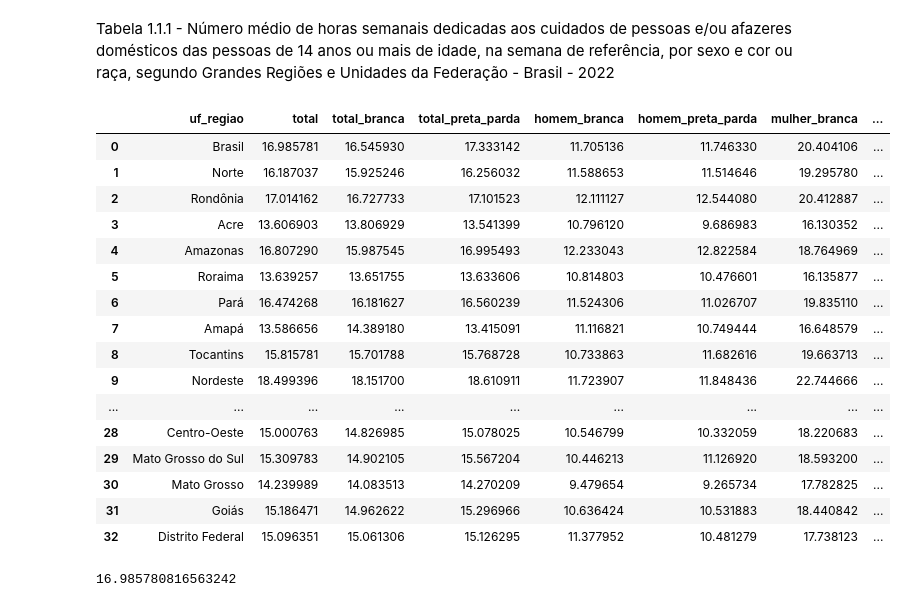
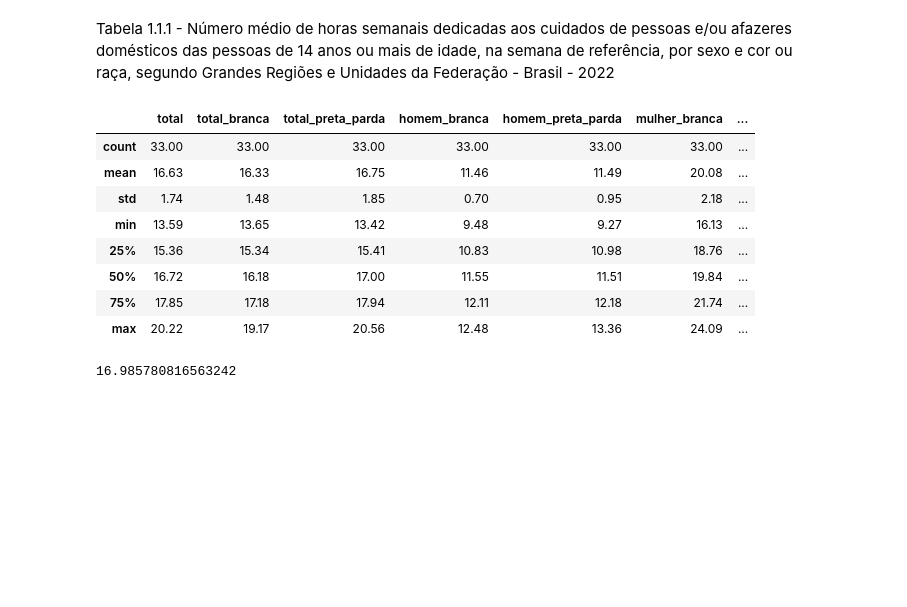
Before and after one commit to Ninassc/analise_dados, a Jupyter notebook: pandas1e2/Aula2_abrir_arquivo.ipynb, the cells around one changed output. Saved outputs shown, nothing was run; the diff lists cells and outputs as text; code cells hidden in the pictures; blank space fills up the shorter version.

```diff
--- a/pandas1e2/Aula2_abrir_arquivo.ipynb
+++ b/pandas1e2/Aula2_abrir_arquivo.ipynb
@@ -3,7 +3,7 @@
 # No terminal, uma vez: python -m pip install xlrd pandas
 import pandas as pd
 # %%
-path = r"H:\Python\analise_dados\Tabela 1.1.1.xls"
+path = r"H:\Python\analise_dados\pandas1e2\Tabela 1.1.1.xls"
 # %%
 indicador_1 = pd.read_excel(path, engine="xlrd")
 # %%
@@ -34,44 +34,36 @@ Tabela 1.1.1 - Número médio de horas semanais dedicadas aos cuidados de pessoa
 # %%
 # Lê sem usar a 1ª linha como nome de coluna (senão o título vira "coluna")
 bruto = pd.read_excel(path, engine="xlrd", header=None)
 
 # Linhas 0–7: título/cabeçalho  |  8–40: resultados  |  41+: fonte e notas
 indicador_1 = bruto.iloc[8:41].copy()
 indicador_1.columns = [
     "uf_regiao",
     "total",
     "total_branca",
     "total_preta_parda",
     "homem_branca",
     "homem_preta_parda",
     "mulher_branca",
     "mulher_preta_parda",
 ]
 indicador_1 = indicador_1.reset_index(drop=True)
 
 # horas são número, não texto
 for col in indicador_1.columns[1:]:
     indicador_1[col] = pd.to_numeric(indicador_1[col], errors="coerce")
 
-indicador_1
+indicador_1.describe().round(2)
 # %% [output]
-|  | uf_regiao | total | total_branca | total_preta_parda | homem_branca | homem_preta_parda | mulher_branca | ... |
-| 0 | Brasil | 16.985781 | 16.545930 | 17.333142 | 11.705136 | 11.746330 | 20.404106 | ... |
-| 1 | Norte | 16.187037 | 15.925246 | 16.256032 | 11.588653 | 11.514646 | 19.295780 | ... |
-| 2 | Rondônia | 17.014162 | 16.727733 | 17.101523 | 12.111127 | 12.544080 | 20.412887 | ... |
-| 3 | Acre | 13.606903 | 13.806929 | 13.541399 | 10.796120 | 9.686983 | 16.130352 | ... |
-| 4 | Amazonas | 16.807290 | 15.987545 | 16.995493 | 12.233043 | 12.822584 | 18.764969 | ... |
-| 5 | Roraima | 13.639257 | 13.651755 | 13.633606 | 10.814803 | 10.476601 | 16.135877 | ... |
-| 6 | Pará | 16.474268 | 16.181627 | 16.560239 | 11.524306 | 11.026707 | 19.835110 | ... |
-| 7 | Amapá | 13.586656 | 14.389180 | 13.415091 | 11.116821 | 10.749444 | 16.648579 | ... |
-| 8 | Tocantins | 15.815781 | 15.701788 | 15.768728 | 10.733863 | 11.682616 | 19.663713 | ... |
-| 9 | Nordeste | 18.499396 | 18.151700 | 18.610911 | 11.723907 | 11.848436 | 22.744666 | ... |
-| ... | ... | ... | ... | ... | ... | ... | ... | ... |
-| 28 | Centro-Oeste | 15.000763 | 14.826985 | 15.078025 | 10.546799 | 10.332059 | 18.220683 | ... |
-| 29 | Mato Grosso do Sul | 15.309783 | 14.902105 | 15.567204 | 10.446213 | 11.126920 | 18.593200 | ... |
-| 30 | Mato Grosso | 14.239989 | 14.083513 | 14.270209 | 9.479654 | 9.265734 | 17.782825 | ... |
-| 31 | Goiás | 15.186471 | 14.962622 | 15.296966 | 10.636424 | 10.531883 | 18.440842 | ... |
-| 32 | Distrito Federal | 15.096351 | 15.061306 | 15.126295 | 11.377952 | 10.481279 | 17.738123 | ... |
+|  | total | total_branca | total_preta_parda | homem_branca | homem_preta_parda | mulher_branca | ... |
+| count | 33.00 | 33.00 | 33.00 | 33.00 | 33.00 | 33.00 | ... |
+| mean | 16.63 | 16.33 | 16.75 | 11.46 | 11.49 | 20.08 | ... |
+| std | 1.74 | 1.48 | 1.85 | 0.70 | 0.95 | 2.18 | ... |
+| min | 13.59 | 13.65 | 13.42 | 9.48 | 9.27 | 16.13 | ... |
+| 25% | 15.36 | 15.34 | 15.41 | 10.83 | 10.98 | 18.76 | ... |
+| 50% | 16.72 | 16.18 | 17.00 | 11.55 | 11.51 | 19.84 | ... |
+| 75% | 17.85 | 17.18 | 17.94 | 12.11 | 12.18 | 21.74 | ... |
+| max | 20.22 | 19.17 | 20.56 | 12.48 | 13.36 | 24.09 | ... |
 # %%
 # Média nacional = linha Brasil (dado do IBGE), não a média das linhas da tabela
 media_nacional = indicador_1.loc[indicador_1["uf_regiao"] == "Brasil", "total"].item()
```
Also changed, not shown: 1 other file.
